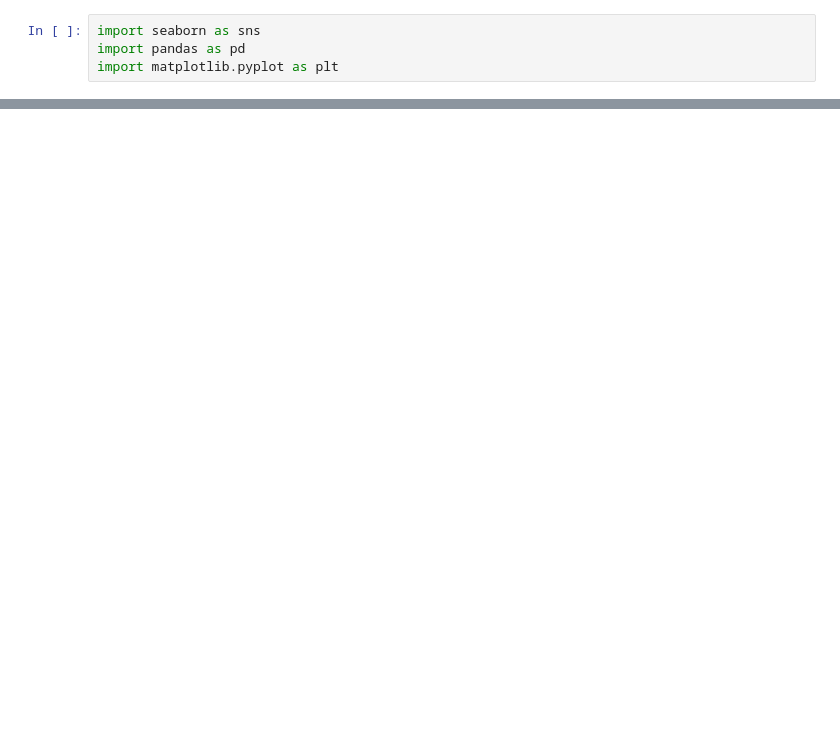
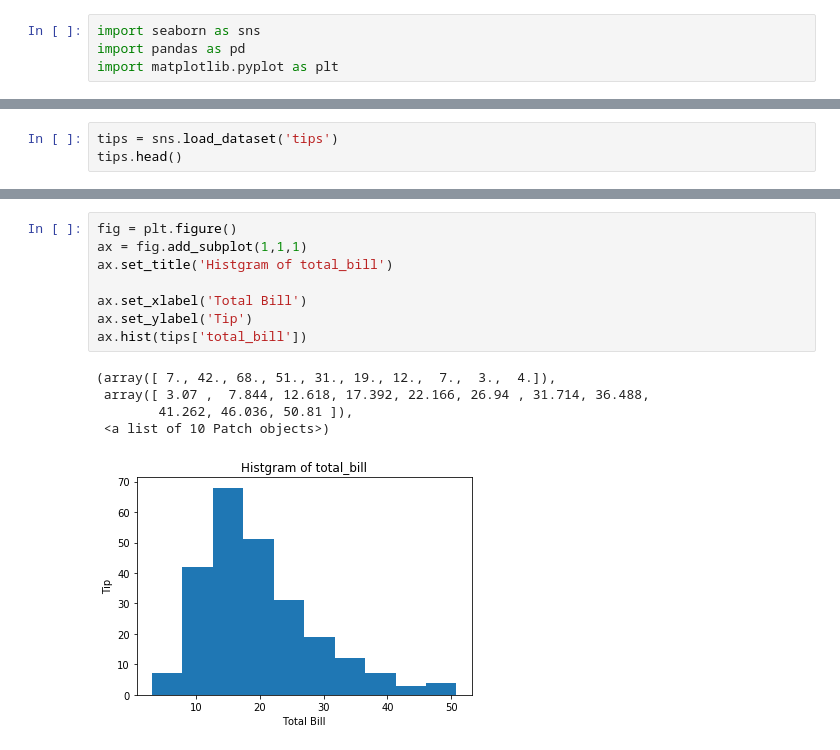
Before and after one commit to hygoni/DataAnalysis, a Jupyter notebook: HelloPandas/5.Various_Graphs_Representing_Data.ipynb, the cells around one changed output, grey strips where cells are left out. Cells and saved outputs as stored; diff of their text form; blank space fills up the shorter version.

```diff
--- a/HelloPandas/5.Various_Graphs_Representing_Data.ipynb
+++ b/HelloPandas/5.Various_Graphs_Representing_Data.ipynb
@@ -43,0 +46,3 @@ fig.show()
+# %%
+tips = sns.load_dataset('tips')
+tips.head()
@@ -43,0 +56,14 @@ fig.show()
+# %%
+fig = plt.figure()
+ax = fig.add_subplot(1,1,1)
+ax.set_title('Histgram of total_bill')
+
+ax.set_xlabel('Total Bill')
+ax.set_ylabel('Tip')
+ax.hist(tips['total_bill'])
+# %% [output]
+(array([ 7., 42., 68., 51., 31., 19., 12.,  7.,  3.,  4.]),
+ array([ 3.07 ,  7.844, 12.618, 17.392, 22.166, 26.94 , 31.714, 36.488,
+        41.262, 46.036, 50.81 ]),
+ <a list of 10 Patch objects>)
+[figure, added]
```
Also changed, not shown: parts of 17 cells of this notebook.
